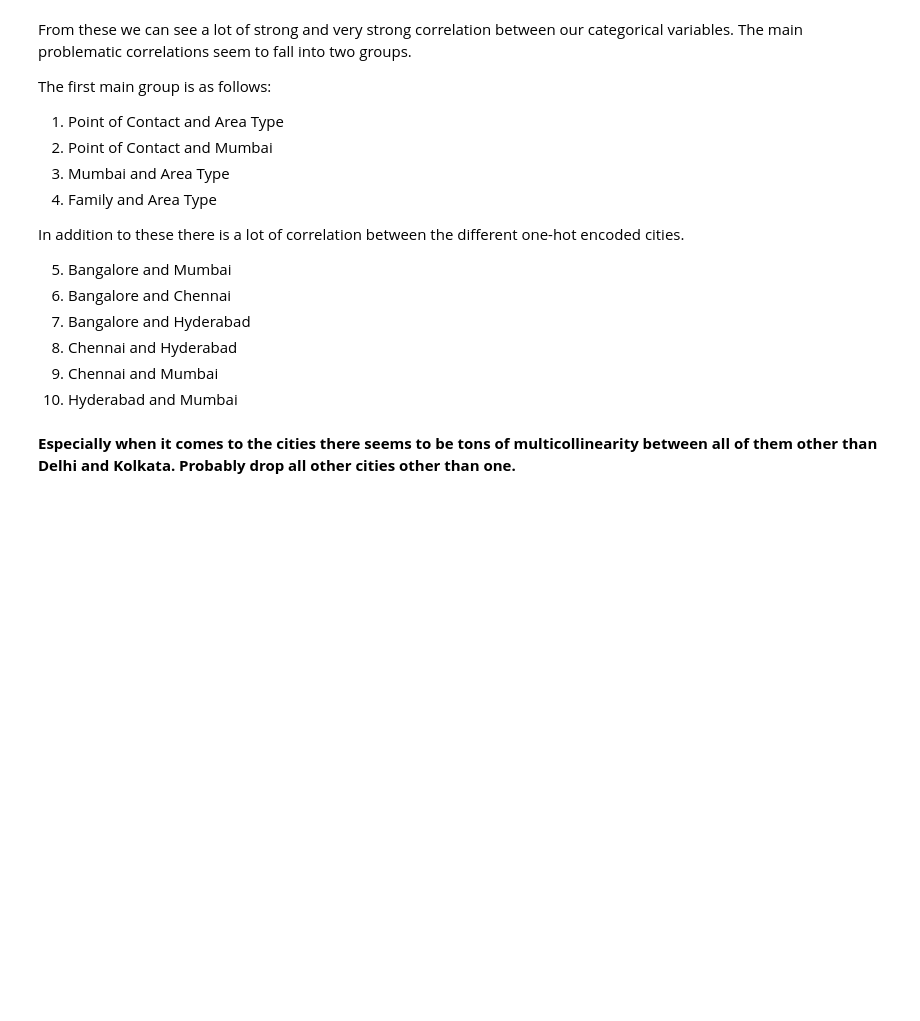
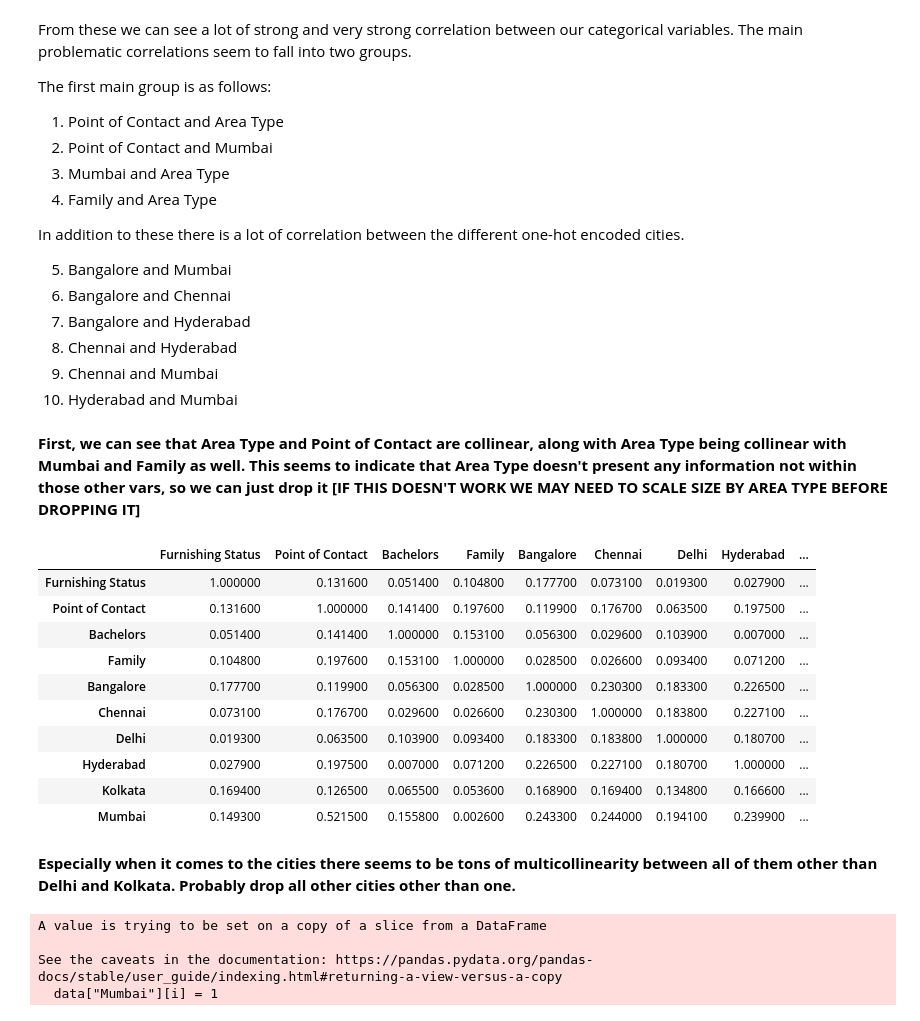
Before and after one commit to Rainmaker519/Housing_Price_Prediction, a Jupyter notebook: building_model_for_deploy_test.ipynb, the cells around one changed output. Drawn from its saved outputs; the diff is of its cells as text; code cells hidden in the pictures; blank space fills up the shorter version.

```diff
--- a/building_model_for_deploy_test.ipynb
+++ b/building_model_for_deploy_test.ipynb
@@ -1834,4 +1818,6 @@ In addition to these there is a lot of correlation between the different one-hot
 9. Chennai and Mumbai
 10. Hyderabad and Mumbai
 # %% [markdown]
-**Especially when it comes to the cities there seems to be tons of multicollinearity between all of them other than Delhi and Kolkata. Probably drop all other cities other than one.**
+**First, we can see that Area Type and Point of Contact are collinear, along with Area Type being collinear with Mumbai and Family as well. This seems to indicate that Area Type doesn't present any information not within those other vars, so we can just drop it [IF THIS DOESN'T WORK WE MAY NEED TO SCALE SIZE BY AREA TYPE BEFORE DROPPING IT]**
+# %%
+data = data.drop("Area Type",axis=1)
@@ -1837,0 +1827,18 @@ In addition to these there is a lot of correlation between the different one-hot
+# %%
+result = getCatCorrelation(data)
+corr_strength = catCorrMatrix(result)
+display(corr_strength.style.apply(highlightS,color="green"))
+# %% [output]
+|  | Furnishing Status | Point of Contact | Bachelors | Family | Bangalore | Chennai | Delhi | Hyderabad | ... |
+| Furnishing Status | 1.000000 | 0.131600 | 0.051400 | 0.104800 | 0.177700 | 0.073100 | 0.019300 | 0.027900 | ... |
+| Point of Contact | 0.131600 | 1.000000 | 0.141400 | 0.197600 | 0.119900 | 0.176700 | 0.063500 | 0.197500 | ... |
+| Bachelors | 0.051400 | 0.141400 | 1.000000 | 0.153100 | 0.056300 | 0.029600 | 0.103900 | 0.007000 | ... |
+| Family | 0.104800 | 0.197600 | 0.153100 | 1.000000 | 0.028500 | 0.026600 | 0.093400 | 0.071200 | ... |
+| Bangalore | 0.177700 | 0.119900 | 0.056300 | 0.028500 | 1.000000 | 0.230300 | 0.183300 | 0.226500 | ... |
+| Chennai | 0.073100 | 0.176700 | 0.029600 | 0.026600 | 0.230300 | 1.000000 | 0.183800 | 0.227100 | ... |
+| Delhi | 0.019300 | 0.063500 | 0.103900 | 0.093400 | 0.183300 | 0.183800 | 1.000000 | 0.180700 | ... |
+| Hyderabad | 0.027900 | 0.197500 | 0.007000 | 0.071200 | 0.226500 | 0.227100 | 0.180700 | 1.000000 | ... |
+| Kolkata | 0.169400 | 0.126500 | 0.065500 | 0.053600 | 0.168900 | 0.169400 | 0.134800 | 0.166600 | ... |
+| Mumbai | 0.149300 | 0.521500 | 0.155800 | 0.002600 | 0.243300 | 0.244000 | 0.194100 | 0.239900 | ... |
+# %% [markdown]
+**Especially when it comes to the cities there seems to be tons of multicollinearity between all of them other than Delhi and Kolkata. Probably drop all other cities other than one.**
@@ -1837,0 +1849,13 @@ In addition to these there is a lot of correlation between the different one-hot
+# %%
+for i in range(len(data["Mumbai"])):
+    in_one_of_cities = False
+    for j in ["Bangalore","Chennai","Hyderabad","Mumbai","Kolkata"]:
+        if data[j][i] == 1:
+            in_one_of_cities = True
+    if in_one_of_cities:
+        data["Mumbai"][i] = 1
+# %% [output]
+A value is trying to be set on a copy of a slice from a DataFrame
+
+See the caveats in the documentation: https://pandas.pydata.org/pandas-docs/stable/user_guide/indexing.html#returning-a-view-versus-a-copy
+  data["Mumbai"][i] = 1
```
Also changed, not shown: parts of 26 cells of this notebook.
